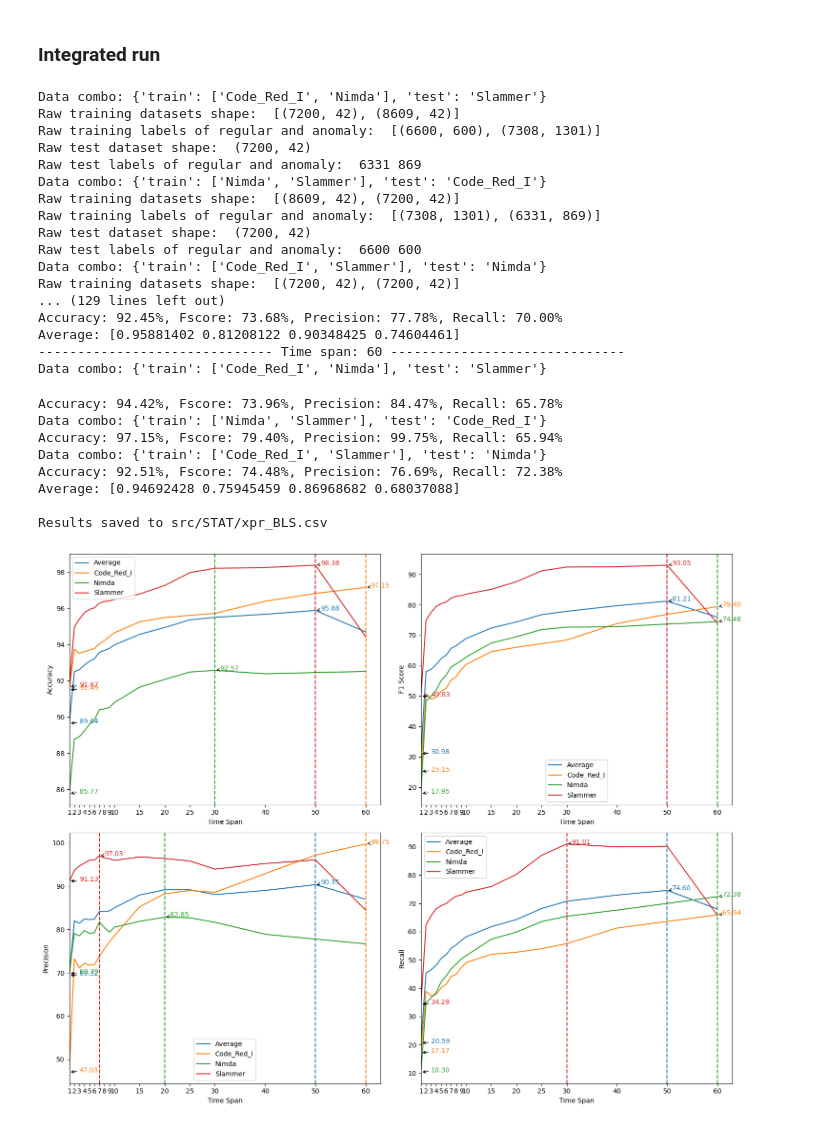
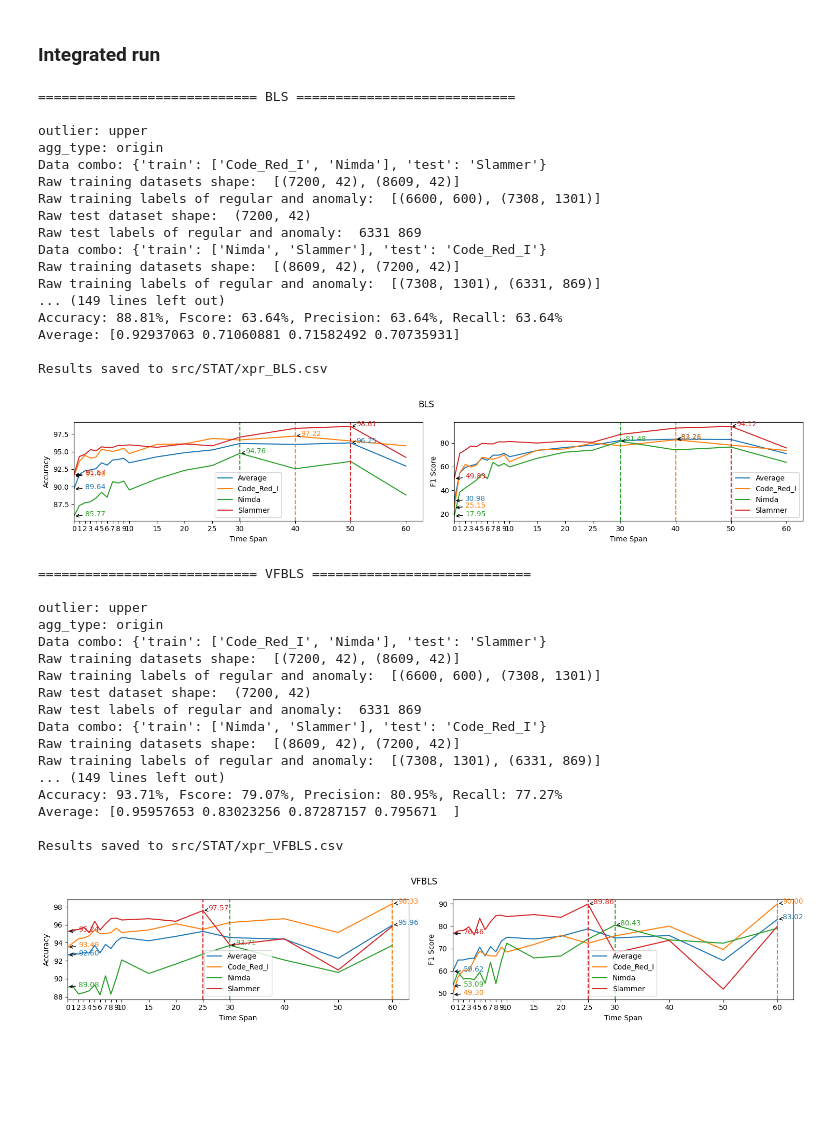
Before and after one commit to biganiseed/CyberDefense, a Jupyter notebook: xpr_aggregation_BLS.ipynb, the cells around one changed output. Drawn from its saved outputs; the diff is of its cells as text; code cells hidden in the pictures; blank space fills up the shorter version.

```diff
--- a/xpr_aggregation_BLS.ipynb
+++ b/xpr_aggregation_BLS.ipynb
@@ -73,37 +83,50 @@ def train_test(train_x, train_y, test_x):
 # %%
 from src.xpr_test import *
 
 time_span_list = [1, 2, 3, 4, 5, 6, 7, 8, 9, 10, 15, 20, 25, 30, 40, 50, 60]
 data_combos = [{"train": ["Code_Red_I", "Nimda"], "test": "Slammer"},
                 {"train": ["Nimda", "Slammer"], "test": "Code_Red_I"},
                 {"train": ["Code_Red_I", "Slammer"], "test": "Nimda"},]
 
-results = aggregation_test(train_test, time_span_list, data_combos, results_file = "xpr_BLS.csv")
-plot_aggregation_test_results(results, time_span_list)
+ALGORITHMS = ["BLS","VFBLS"]
+for ALGORITHM in ALGORITHMS:
+    print(f"============================ {ALGORITHM} ============================\n")
+    results = aggregation_test(train_test, time_span_list, data_combos, results_file = f"xpr_{ALGORITHM}.csv")
+    plot_aggregation_test_results(results, time_span_list, plot_precision_and_recall = False, title = f"{ALGORITHM}", plot_height = 3, auto_y = True)
 # %% [output]
+============================ BLS ============================
+
+outlier: upper
+agg_type: origin
 Data combo: {'train': ['Code_Red_I', 'Nimda'], 'test': 'Slammer'}
 Raw training datasets shape:  [(7200, 42), (8609, 42)]
 Raw training labels of regular and anomaly:  [(6600, 600), (7308, 1301)]
 Raw test dataset shape:  (7200, 42)
 Raw test labels of regular and anomaly:  6331 869
 Data combo: {'train': ['Nimda', 'Slammer'], 'test': 'Code_Red_I'}
 Raw training datasets shape:  [(8609, 42), (7200, 42)]
 Raw training labels of regular and anomaly:  [(7308, 1301), (6331, 869)]
-Raw test dataset shape:  (7200, 42)
-Raw test labels of regular and anomaly:  6600 600
-Data combo: {'train': ['Code_Red_I', 'Slammer'], 'test': 'Nimda'}
-Raw training datasets shape:  [(7200, 42), (7200, 42)]
-... (129 lines left out)
-Accuracy: 92.45%, Fscore: 73.68%, Precision: 77.78%, Recall: 70.00%
-Average: [0.95881402 0.81208122 0.90348425 0.74604461]
------------------------------- Time span: 60 ------------------------------
-Data combo: {'train': ['Code_Red_I', 'Nimda'], 'test': 'Slammer'}
+... (149 lines left out)
+Accuracy: 88.81%, Fscore: 63.64%, Precision: 63.64%, Recall: 63.64%
+Average: [0.92937063 0.71060881 0.71582492 0.70735931]
+
+Results saved to src/STAT/xpr_BLS.csv
+[figure, new version]
-Accuracy: 94.42%, Fscore: 73.96%, Precision: 84.47%, Recall: 65.78%
+============================ VFBLS ============================
+
+outlier: upper
+agg_type: origin
+Data combo: {'train': ['Code_Red_I', 'Nimda'], 'test': 'Slammer'}
+Raw training datasets shape:  [(7200, 42), (8609, 42)]
+Raw training labels of regular and anomaly:  [(6600, 600), (7308, 1301)]
+Raw test dataset shape:  (7200, 42)
+Raw test labels of regular and anomaly:  6331 869
 Data combo: {'train': ['Nimda', 'Slammer'], 'test': 'Code_Red_I'}
-Accuracy: 97.15%, Fscore: 79.40%, Precision: 99.75%, Recall: 65.94%
-Data combo: {'train': ['Code_Red_I', 'Slammer'], 'test': 'Nimda'}
-Accuracy: 92.51%, Fscore: 74.48%, Precision: 76.69%, Recall: 72.38%
-Average: [0.94692428 0.75945459 0.86968682 0.68037088]
+Raw training datasets shape:  [(8609, 42), (7200, 42)]
+Raw training labels of regular and anomaly:  [(7308, 1301), (6331, 869)]
+... (149 lines left out)
+Accuracy: 93.71%, Fscore: 79.07%, Precision: 80.95%, Recall: 77.27%
+Average: [0.95957653 0.83023256 0.87287157 0.795671  ]
 
-Results saved to src/STAT/xpr_BLS.csv
+Results saved to src/STAT/xpr_VFBLS.csv
-[figure, old version]
+[figure, added]
```
Also changed, not shown: parts of 1 cell of this notebook, 9 other files.
